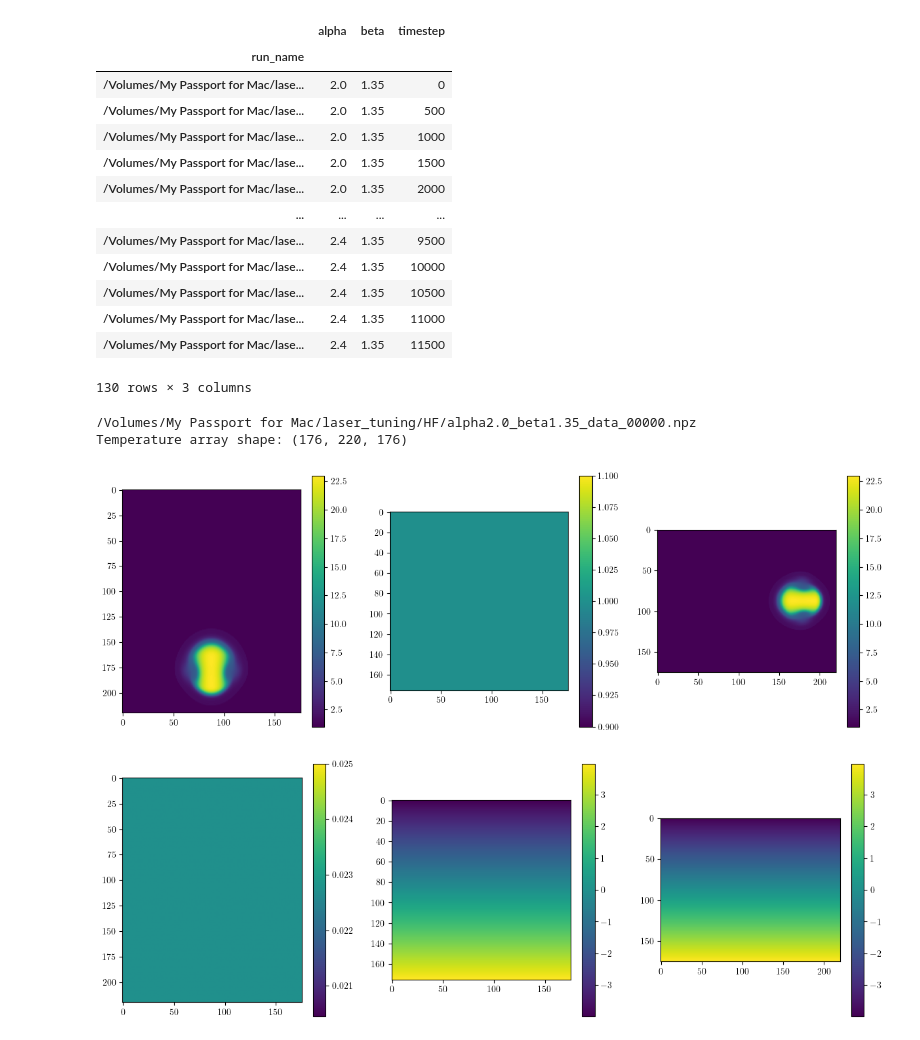
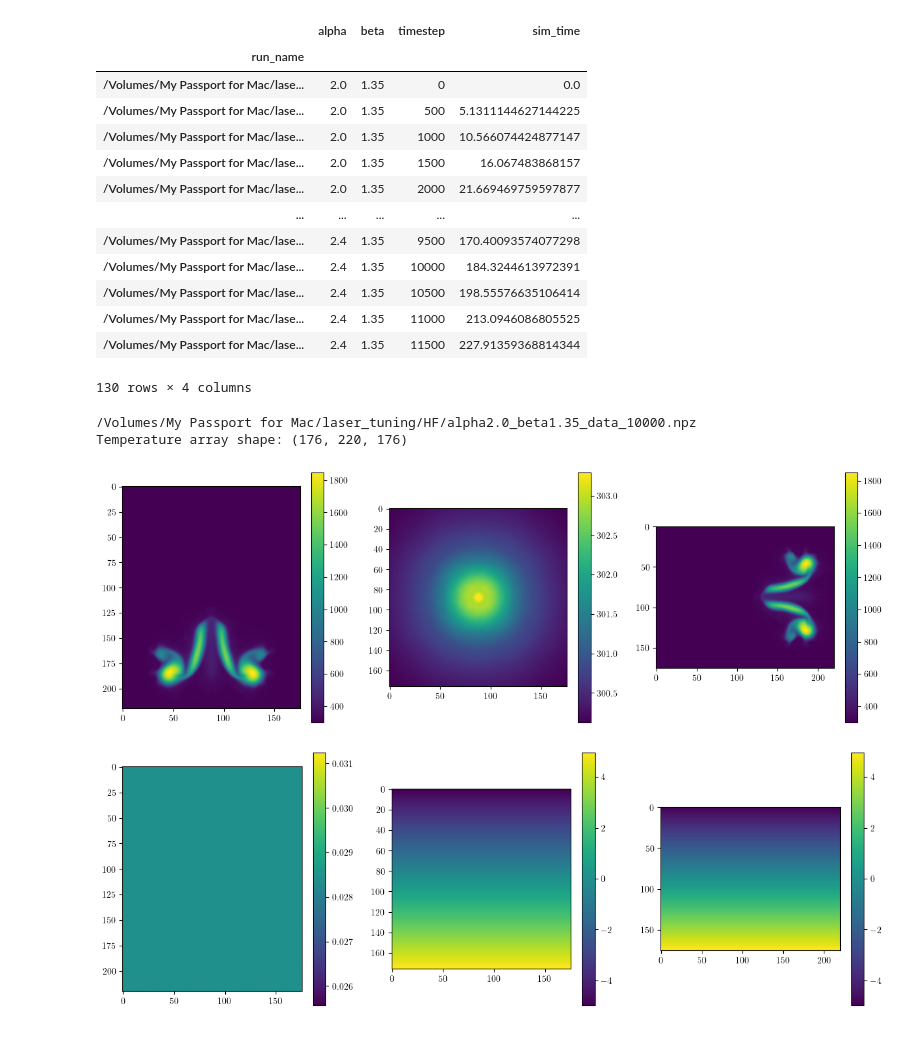
Before and after one commit to murraycutforth/psaap-data-science, a Jupyter notebook: laser_tuning/notebooks/explore_tuning_dataset.ipynb, the cells around one changed output. Drawn from its saved outputs; the diff is of its cells as text; code cells hidden in the pictures.

```diff
--- a/laser_tuning/notebooks/explore_tuning_dataset.ipynb
+++ b/laser_tuning/notebooks/explore_tuning_dataset.ipynb
@@ -12,6 +14,6 @@ import matplotlib.pyplot as plt
 # %%
 
-def extract_meta_df(runs: list) -> pd.DataFrame:
+def extract_meta_df_hf(runs: list) -> pd.DataFrame:
 
     rows = []
 
@@ -20,12 +22,14 @@ def extract_meta_df(runs: list) -> pd.DataFrame:
         alpha = float(parts[0][5:])
         beta = float(parts[1][4:])
         timestep = int(parts[-1])
+        sim_time = extract_sim_time_hf(run)
 
         rows.append({
             'run_name': run,
             'alpha': alpha,
             'beta': beta,
             'timestep': timestep,
+            'sim_time': sim_time
         })
 
     # Set index to run_name
@@ -34,7 +38,8 @@ def extract_meta_df(runs: list) -> pd.DataFrame:
     return df
 
 
-def extract_sim_time(run: pathlib.Path) -> float:
+
+def extract_sim_time_hf(run: pathlib.Path) -> float:
     """Return simulation time in microseconds
     """
     sim_time = np.load(run)['simTime']
@@ -44,58 +49,61 @@ def extract_sim_time(run: pathlib.Path) -> float:
 
 def extract_temp_arr(run_name: pathlib.Path):
     data = np.load(run_name)
-    return data['temperature']
+    return data['temperature'] * 300
 
 
 def extract_spatial_coords(run_name: pathlib.Path):
     data = np.load(run_name)
-    return data['position']
+    return data['position'] * 1.25  # Multiply by spatial scale to get units of [mm]
 # %%
 data_dir = pathlib.Path('/Volumes/My Passport for Mac/laser_tuning/HF')
 runs = sorted(data_dir.glob('*.npz'))
-df = extract_meta_df(runs)
+assert len(runs) > 0, 'No runs found in directory'
+
+df = extract_meta_df_hf(runs)
 df
 # %% [output]
-|  | alpha | beta | timestep |
-| run_name |  |  |  |
-| /Volumes/My Passport for Mac/lase... | 2.0 | 1.35 | 0 |
-| /Volumes/My Passport for Mac/lase... | 2.0 | 1.35 | 500 |
-| /Volumes/My Passport for Mac/lase... | 2.0 | 1.35 | 1000 |
-| /Volumes/My Passport for Mac/lase... | 2.0 | 1.35 | 1500 |
-| /Volumes/My Passport for Mac/lase... | 2.0 | 1.35 | 2000 |
-| ... | ... | ... | ... |
-| /Volumes/My Passport for Mac/lase... | 2.4 | 1.35 | 9500 |
-| /Volumes/My Passport for Mac/lase... | 2.4 | 1.35 | 10000 |
-| /Volumes/My Passport for Mac/lase... | 2.4 | 1.35 | 10500 |
-| /Volumes/My Passport for Mac/lase... | 2.4 | 1.35 | 11000 |
-| /Volumes/My Passport for Mac/lase... | 2.4 | 1.35 | 11500 |
+|  | alpha | beta | timestep | sim_time |
+| run_name |  |  |  |  |
+| /Volumes/My Passport for Mac/lase... | 2.0 | 1.35 | 0 | 0.0 |
+| /Volumes/My Passport for Mac/lase... | 2.0 | 1.35 | 500 | 5.1311144627144225 |
+| /Volumes/My Passport for Mac/lase... | 2.0 | 1.35 | 1000 | 10.566074424877147 |
+| /Volumes/My Passport for Mac/lase... | 2.0 | 1.35 | 1500 | 16.067483868157 |
+| /Volumes/My Passport for Mac/lase... | 2.0 | 1.35 | 2000 | 21.669469759597877 |
+| ... | ... | ... | ... | ... |
+| /Volumes/My Passport for Mac/lase... | 2.4 | 1.35 | 9500 | 170.40093574077298 |
+| /Volumes/My Passport for Mac/lase... | 2.4 | 1.35 | 10000 | 184.3244613972391 |
+| /Volumes/My Passport for Mac/lase... | 2.4 | 1.35 | 10500 | 198.55576635106414 |
+| /Volumes/My Passport for Mac/lase... | 2.4 | 1.35 | 11000 | 213.0946086805525 |
+| /Volumes/My Passport for Mac/lase... | 2.4 | 1.35 | 11500 | 227.91359368814344 |
-130 rows × 3 columns
+130 rows × 4 columns
 # %%
 # In this cell we explore loading the data and extracting coordinates of each cell
 
-test_filename = df.iloc[0, :].name
-print(test_filename)
+test_filename_hf = df.iloc[20, :].name
+print(test_filename_hf)
 
 
-temp_arr = extract_temp_arr(test_filename)
-spatial_coords = extract_spatial_coords(test_filename)
+temp_arr = extract_temp_arr(test_filename_hf)
+spatial_coords = extract_spatial_coords(test_filename_hf)
 
 def plot_3_slice(arr):
     fig, ax = plt.subplots(1, 3, figsize=(15, 5))
     for i in range(3):
         arr_slice = np.take(arr, indices=arr.shape[i]//2, axis=i)
         im = ax[i].imshow(arr_slice)
         plt.colorbar(im, ax=ax[i])
+        ax[i].set_aspect('equal')
     plt.show()
 
 print(f"Temperature array shape: {temp_arr.shape}")
 plot_3_slice(temp_arr)
 plot_3_slice(spatial_coords[:, :, :, 2])
 # %% [output]
-/Volumes/My Passport for Mac/laser_tuning/HF/alpha2.0_beta1.35_data_00000.npz
+/Volumes/My Passport for Mac/laser_tuning/HF/alpha2.0_beta1.35_data_10000.npz
 Temperature array shape: (176, 220, 176)
-[figure, old version]
+[figure, new version]
-[figure, old version]
+[figure, new version]
 # %%
 # Grid spacing
 dx0s = np.diff(spatial_coords[:, 0, 0, 2])
```
Also changed, not shown: parts of 17 cells of this notebook, 33 other files.
